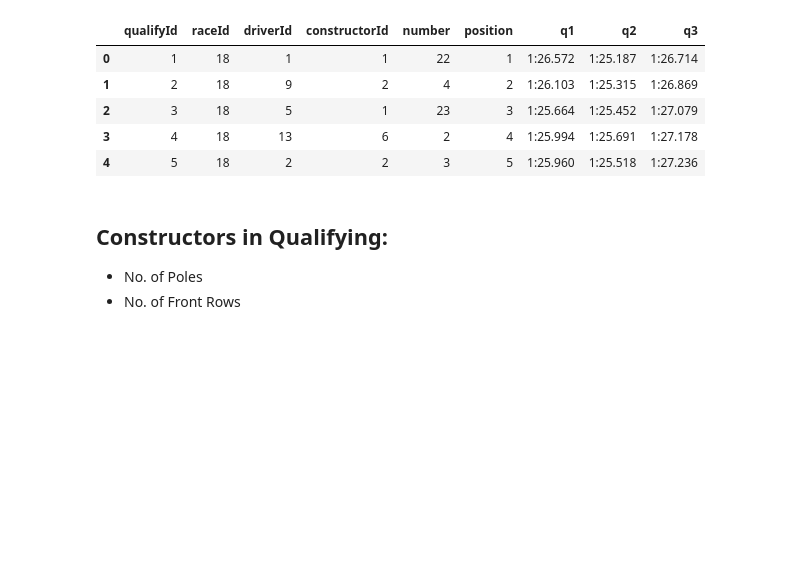
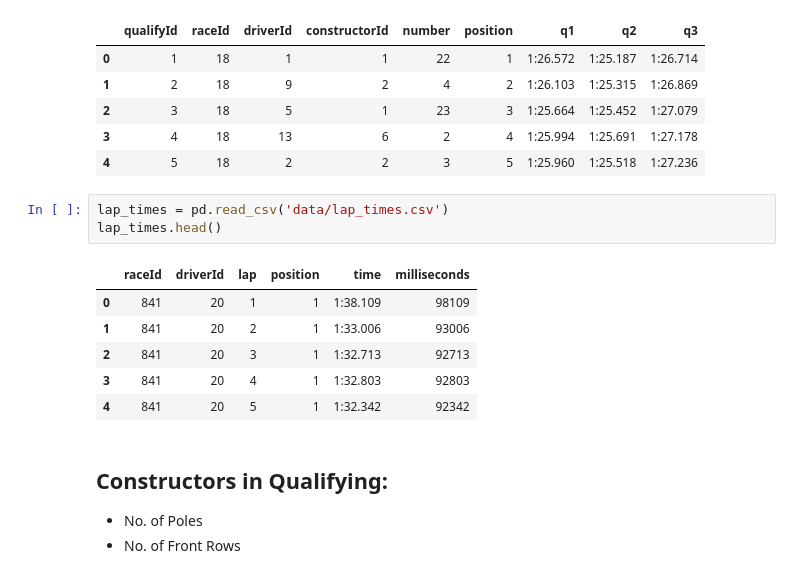
Before and after one commit to code-with-aneesh/F1_Analysis, a Jupyter notebook: drivers_analysis.ipynb, the cells around one changed output. Drawn from its saved outputs; the diff is of its cells as text; blank space fills up the shorter version.

```diff
--- a/drivers_analysis.ipynb
+++ b/drivers_analysis.ipynb
@@ -43,6 +43,16 @@ qualifying.head()
 | 2 | 3 | 18 | 5 | 1 | 23 | 3 | 1:25.664 | 1:25.452 | 1:27.079 |
 | 3 | 4 | 18 | 13 | 6 | 2 | 4 | 1:25.994 | 1:25.691 | 1:27.178 |
 | 4 | 5 | 18 | 2 | 2 | 3 | 5 | 1:25.960 | 1:25.518 | 1:27.236 |
+# %%
+lap_times = pd.read_csv('data/lap_times.csv')
+lap_times.head()
+# %% [output]
+|  | raceId | driverId | lap | position | time | milliseconds |
+| 0 | 841 | 20 | 1 | 1 | 1:38.109 | 98109 |
+| 1 | 841 | 20 | 2 | 1 | 1:33.006 | 93006 |
+| 2 | 841 | 20 | 3 | 1 | 1:32.713 | 92713 |
+| 3 | 841 | 20 | 4 | 1 | 1:32.803 | 92803 |
+| 4 | 841 | 20 | 5 | 1 | 1:32.342 | 92342 |
 # %% [markdown]
 ## Constructors in Qualifying:
 - No. of Poles
```
Also changed, not shown: parts of 2 cells of this notebook, 1 other file.
